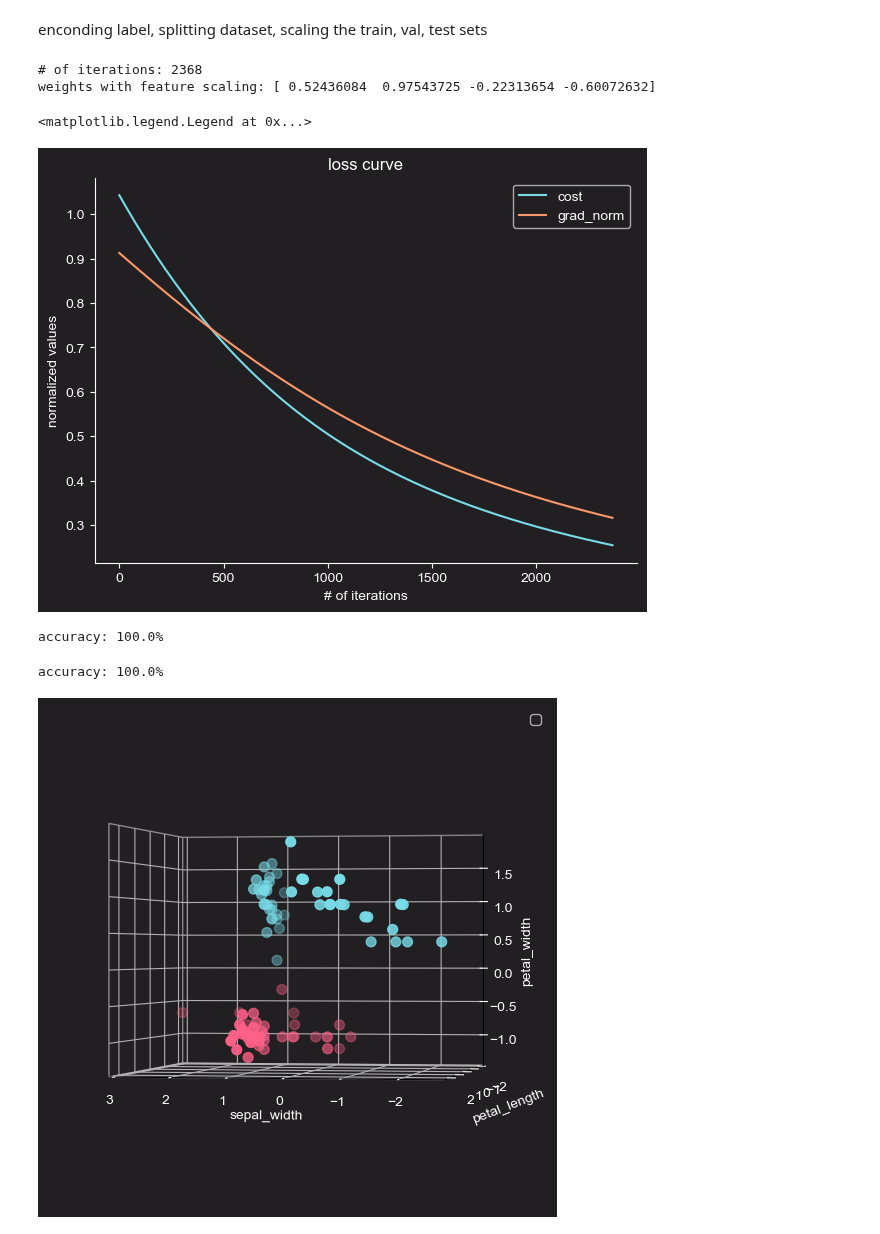
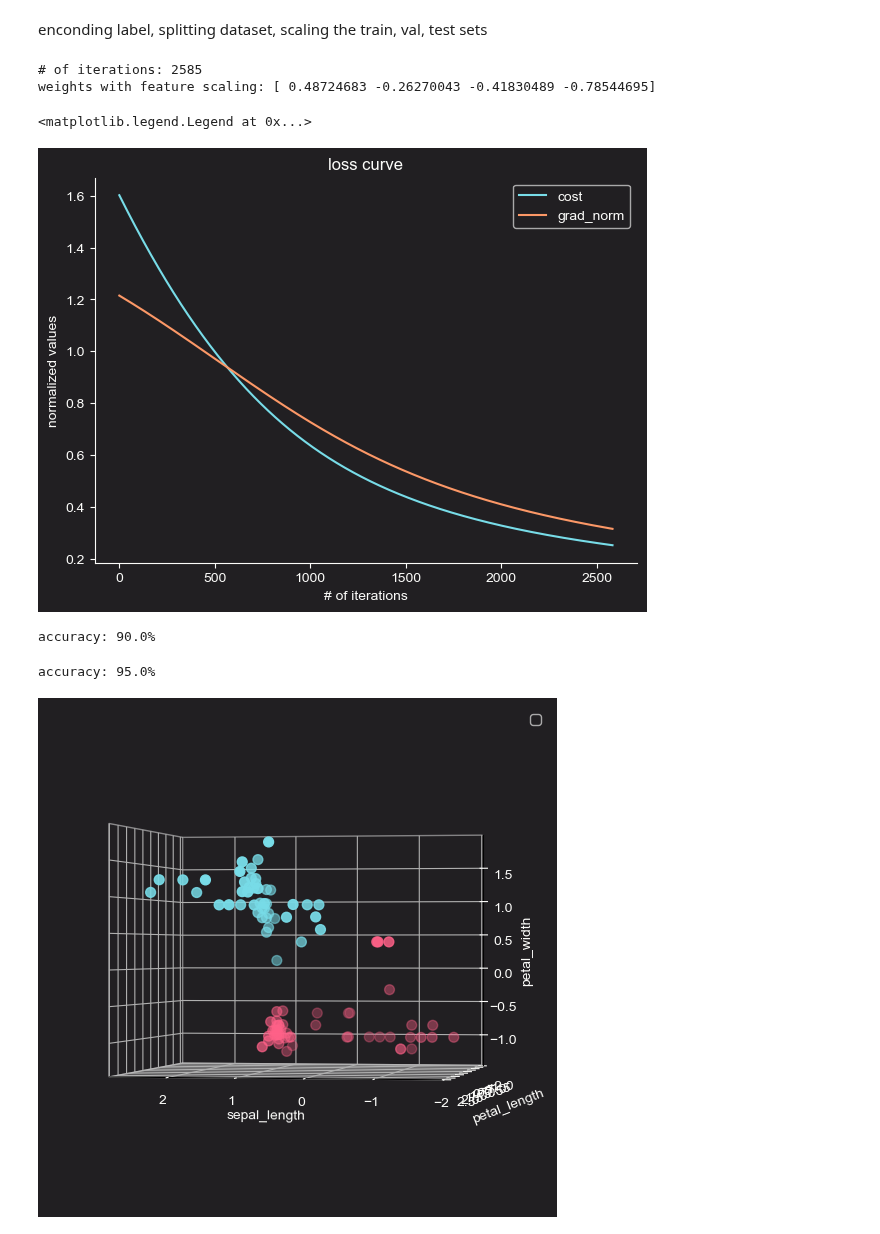
Before and after one commit to jakecreate/machine-learning-from-scratch, a Jupyter notebook: notebooks/1_fundamentals_of_supervised_learning.ipynb, the cells around one changed output. Saved outputs shown, nothing was run; the diff lists cells and outputs as text; code cells hidden in the pictures.

```diff
--- a/notebooks/1_fundamentals_of_supervised_learning.ipynb
+++ b/notebooks/1_fundamentals_of_supervised_learning.ipynb
@@ -611,10 +611,10 @@ This dataset is simplified to 3 features for simplicity & 2 classes for binary c
 # %%
 data = np.genfromtxt('../data/iris.csv', delimiter=',', dtype=object)
 labels = data[:, -1:].astype(str).ravel()
-X = data[:, 1:4].astype(float)[labels != 'Iris-virginica']
+X = data[:, [0, 2, 3]].astype(float)[labels != 'Iris-virginica']
 y = data[:, -1:].astype(str).ravel()[labels != 'Iris-virginica']
 
-col_label = ['sepal_width', 'petal_length', 'petal_width', 'species']
+col_label = ['sepal_length', 'petal_length', 'petal_width', 'species']
 print('X shape:', X.shape)
 print('y shape:', y.shape)
 print('features:', col_label[:3])
@@ -760,8 +760,8 @@ w_rand[0] = np.random.rand(1) # bias unit set to 0
 w, cost_list, grad_list = logreg_gradient_descent(X_train_scaled, y_train, w_rand, threshold=0.0001)
 print(f'weights with feature scaling: {w}')
 # %% [output]
-# of iterations: 2368
-weights with feature scaling: [ 0.52436084  0.97543725 -0.22313654 -0.60072632]
+# of iterations: 2585
+weights with feature scaling: [ 0.48724683 -0.26270043 -0.41830489 -0.78544695]
 # %%
 fig, ax = plt.subplots(figsize=(7, 5))
 
@@ -776,46 +776,46 @@ ax.set_ylabel('normalized values')
 ax.legend()
 # %% [output]
 <matplotlib.legend.Legend at 0x...>
-[figure, old version]
+[figure, new version]
 # %%
 y_pred_valid = logreg_predict(add_ones(X_valid_scaled), w)
 list_n = decision(y_pred_valid) == y_valid
 print('accuracy:', f'{np.sum(list_n)/list_n.shape[0]*100}%')
 # %% [output]
-accuracy: 100.0%
+accuracy: 90.0%
 # %%
 y_pred_test = logreg_predict(add_ones(X_test_scaled), w)
 list_n = decision(y_pred_test) == y_test
 print('accuracy:', f'{(np.sum(list_n)/list_n.shape[0])*100}%')
 # %% [output]
-accuracy: 100.0%
+accuracy: 95.0%
 # %%
-fig = plt.figure(figsize=(10, 5))
+fig = plt.figure(figsize=(7, 5))
 ax = fig.add_subplot(projection='3d')
 
 X_scaled_list = [X_train_scaled, X_valid_scaled, X_test_scaled]
 y_list = [y_train, decision(y_pred_valid), decision(y_pred_test)]
 axis_list = [ax.xaxis, ax.yaxis, ax.zaxis]
 name_list = ['train', 'valid', 'test']
 
 for i, X in enumerate(X_scaled_list):
      ax.scatter(X[:, 0], X[:, 1], X[:, 2], c=np.where(y_list[i], c_['red'], c_['blue']), s=50)
 
 # x1, x2 = np.meshgrid(np.linspace(-3, 3, 10), np.linspace(-3, 3, 10))
 # x3 = (-(w[1] * x1) - (w[2] * x2) - w[0]) / w[3]
 # ax.plot_surface(x1, x2, x3, alpha=1, color=c_['white'], rstride=100, cstride=100)
 
 for i, axis in enumerate(axis_list):
     axis.pane.fill = False
 
 ax.set_xlabel(col_label[0])
 ax.set_ylabel(col_label[1])
 ax.set_zlabel(col_label[2])
 
 ax.grid(True)
 ax.legend()
 
 fig.subplots_adjust(left=0, right=1, bottom=0, top=1)
 ax.view_init(elev=0, azim=100)
 # %% [output]
-[figure, old version]
+[figure, new version]
```
Also changed, not shown: parts of 3 cells of this notebook.
